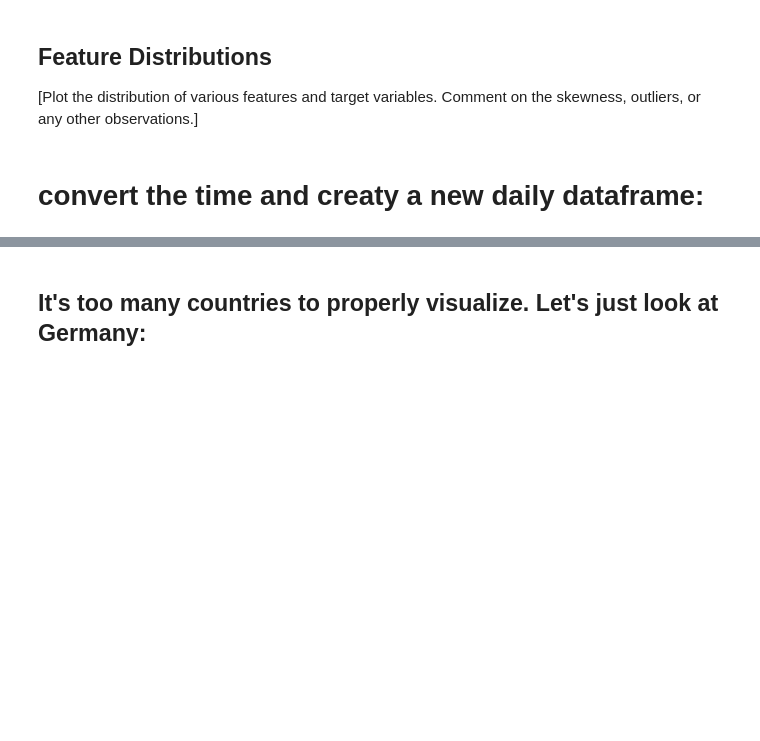
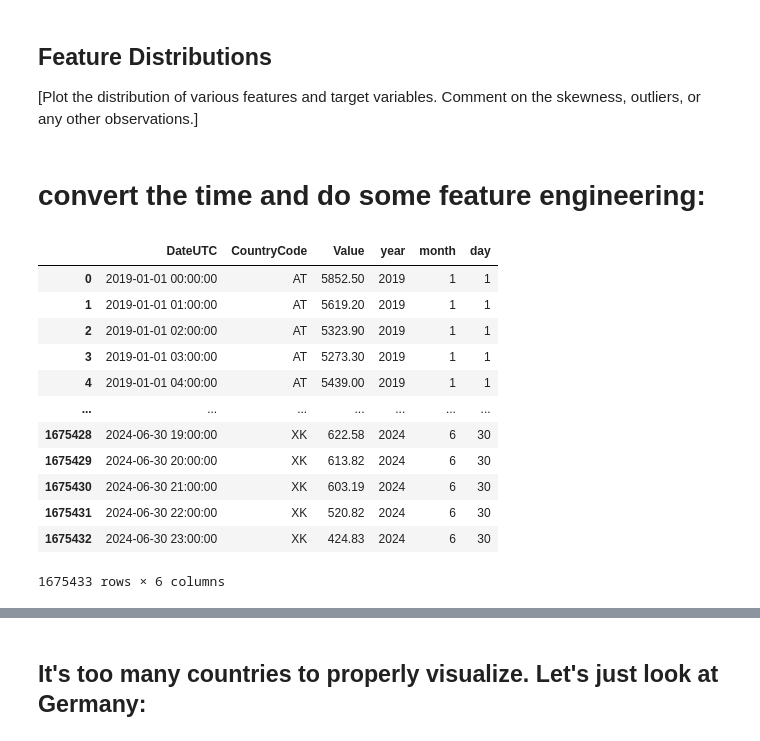
Before and after one commit to Timson1235/energy-timeseries-project, a Jupyter notebook: 1_DatasetCharacteristics/exploratory_data_analysis.ipynb, the cells around one changed output, grey strips where cells are left out. Cells and saved outputs as stored; diff of their text form; code cells hidden in the pictures; blank space fills up the shorter version.

```diff
--- a/1_DatasetCharacteristics/exploratory_data_analysis.ipynb
+++ b/1_DatasetCharacteristics/exploratory_data_analysis.ipynb
@@ -117,4 +120,4 @@ dtype: int64
 
 [Plot the distribution of various features and target variables. Comment on the skewness, outliers, or any other observations.]
 # %% [markdown]
-# convert the time and creaty a new daily dataframe:
+# convert the time and do some feature engineering:
@@ -124,0 +124,16 @@ df_daily = df_s.groupby([df_s['DateUTC'].dt.date, 'CountryCode'])['Value'].mean(
+# %%
+df_s
+# %% [output]
+|  | DateUTC | CountryCode | Value | year | month | day |
+| 0 | 2019-01-01 00:00:00 | AT | 5852.50 | 2019 | 1 | 1 |
+| 1 | 2019-01-01 01:00:00 | AT | 5619.20 | 2019 | 1 | 1 |
+| 2 | 2019-01-01 02:00:00 | AT | 5323.90 | 2019 | 1 | 1 |
+| 3 | 2019-01-01 03:00:00 | AT | 5273.30 | 2019 | 1 | 1 |
+| 4 | 2019-01-01 04:00:00 | AT | 5439.00 | 2019 | 1 | 1 |
+| ... | ... | ... | ... | ... | ... | ... |
+| 1675428 | 2024-06-30 19:00:00 | XK | 622.58 | 2024 | 6 | 30 |
+| 1675429 | 2024-06-30 20:00:00 | XK | 613.82 | 2024 | 6 | 30 |
+| 1675430 | 2024-06-30 21:00:00 | XK | 603.19 | 2024 | 6 | 30 |
+| 1675431 | 2024-06-30 22:00:00 | XK | 520.82 | 2024 | 6 | 30 |
+| 1675432 | 2024-06-30 23:00:00 | XK | 424.83 | 2024 | 6 | 30 |
+1675433 rows × 6 columns
```
Also changed, not shown: parts of 12 cells of this notebook, 1 other file.
